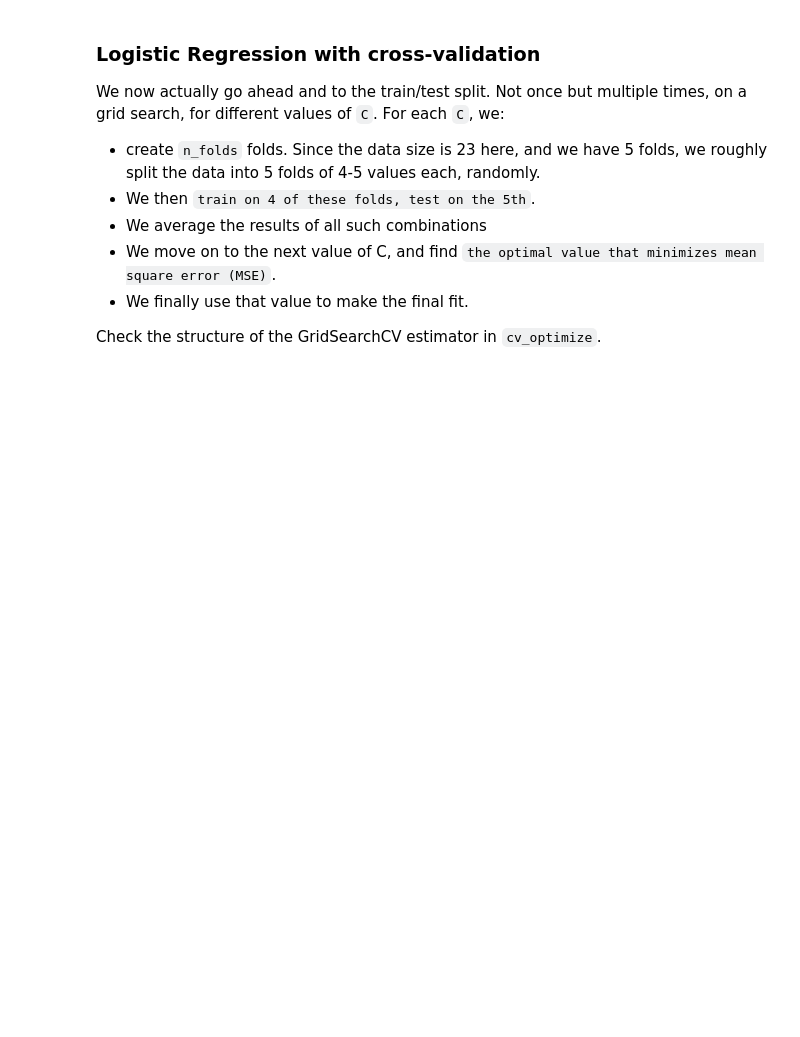
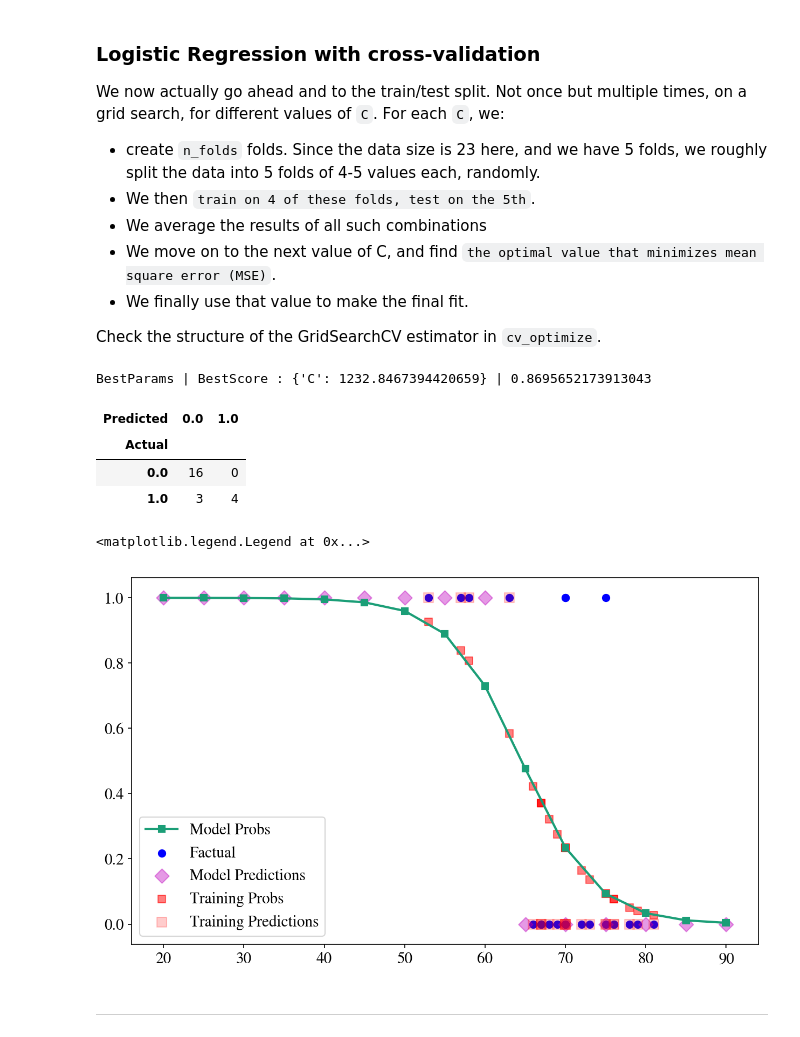
Before and after one commit to joaoDragado/quickstart_guides, a Jupyter notebook: Regression_PCA_via_sklearn/Lab4_user.ipynb, the cells around one changed output. Drawn from its saved outputs; the diff is of its cells as text; code cells hidden in the pictures; blank space fills up the shorter version.

```diff
--- a/Regression_PCA_via_sklearn/Lab4_user.ipynb
+++ b/Regression_PCA_via_sklearn/Lab4_user.ipynb
@@ -343,0 +389,44 @@ Check the structure of the GridSearchCV estimator in `cv_optimize`.
+# %%
+clf=cv_and_fit(temps.reshape(-1,1), pfail, np.logspace(-1, 4, num=100))
+# %% [output]
+BestParams | BestScore : {'C': 1232.8467394420659} | 0.8695652173913043
+# %%
+pd.crosstab(pfail, clf.predict(temps.reshape(-1,1)),
+            rownames=["Actual"], colnames=["Predicted"])
+# %% [output]
+| Predicted | 0.0 | 1.0 |
+| Actual |  |  |
+| 0.0 | 16 | 0 |
+| 1.0 | 3 | 4 |
+# %%
+plt.scatter(temps, pfail, s=40,
+           c='b', label='Factual')
+# create new temp data set to expose the model variance
+tempsnew=np.linspace(20., 90., 15)
+
+probs=clf.predict_proba(tempsnew.reshape(-1,1))[:,1]
+predicts=clf.predict(tempsnew.reshape(-1,1))
+
+plt.plot(tempsnew, probs, marker='s', label='Model Probs')
+
+plt.scatter(tempsnew, predicts,
+            marker='D', color="m",
+            s=80, alpha=0.4, label='Model Predictions')
+
+train_probs=clf.predict_proba(temps.reshape(-1,1))[:,1]
+
+plt.scatter(temps, train_probs,
+            marker='s', c='r',
+            alpha=0.5, s=40, label='Training Probs')
+
+train_predicts=clf.predict(temps.reshape(-1,1))
+plt.scatter(temps, train_predicts,
+            marker='s', c='r',
+            alpha=0.2, s=80 , label='Training Predictions')
+
+plt.legend(loc='lower left')
+# %% [output]
+<matplotlib.legend.Legend at 0x...>
+[figure, added]
+# %% [markdown]
+---
```
Also changed, not shown: parts of 6 cells of this notebook, 1 other file.
